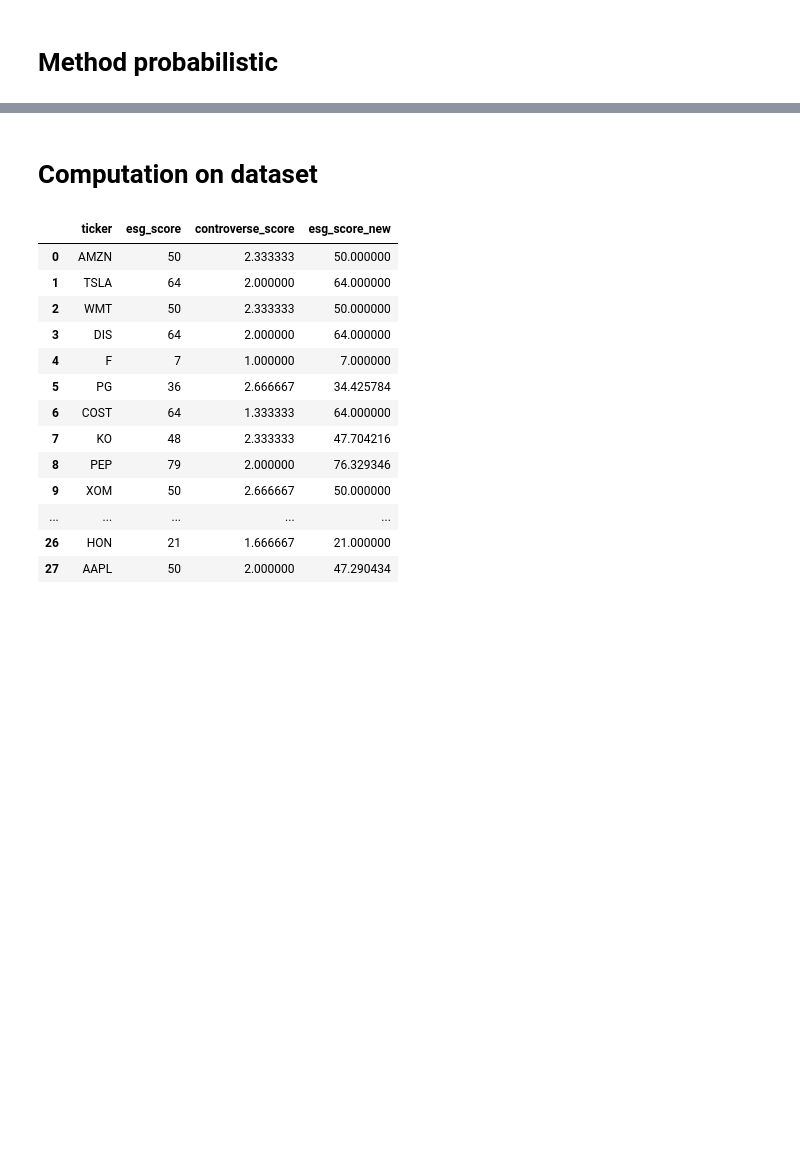
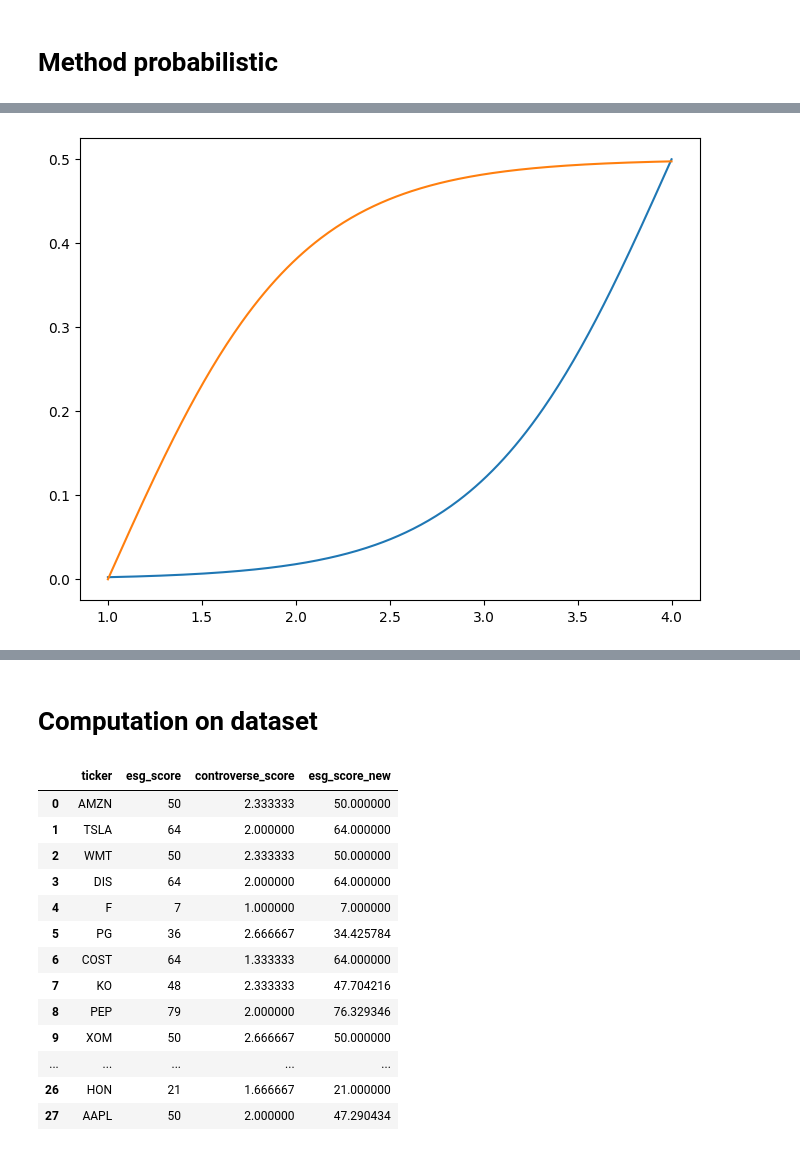
Before and after one commit to antoinedte/-Allocation_de_portefeuille_sous_contrainte_ESG, a Jupyter notebook: exploration/20240322_controverse.ipynb, the cells around one changed output, grey strips where cells are left out. Drawn from its saved outputs; the diff is of its cells as text; code cells hidden in the pictures; blank space fills up the shorter version.

```diff
--- a/exploration/20240322_controverse.ipynb
+++ b/exploration/20240322_controverse.ipynb
@@ -98,0 +117,19 @@ boostrap_method_effect(esg_score=30, method_function = get_new_esg_score_proba_m
+# %%
+def sigmoid_shifted(x, convexity="convex", lambda_=1):
+    if convexity=="concave":
+        proba = 1/(1 + np.exp(-lambda_*(x-1))) # -1 pour commencer à 1/2
+        proba -= 1/2
+    elif convexity=="convex":
+        proba = 1/(1 + np.exp(-lambda_*(x-4))) # -4 pour finir à 1/2
+    else:
+        raise ValueError("Enter a correct convexity label, be it convex or concave!")
+
+    return proba
+# %%
+x=np.linspace(1, 4, 300)
+plt.figure(figsize=(8, 6))
+plt.plot(x, sigmoid_shifted(x, convexity="convex", lambda_=2))
+plt.plot(x, sigmoid_shifted(x, convexity="concave", lambda_=2))
+plt.show()
+# %% [output]
+[figure, added]
```
Also changed, not shown: parts of 18 cells of this notebook, 1 other file.
